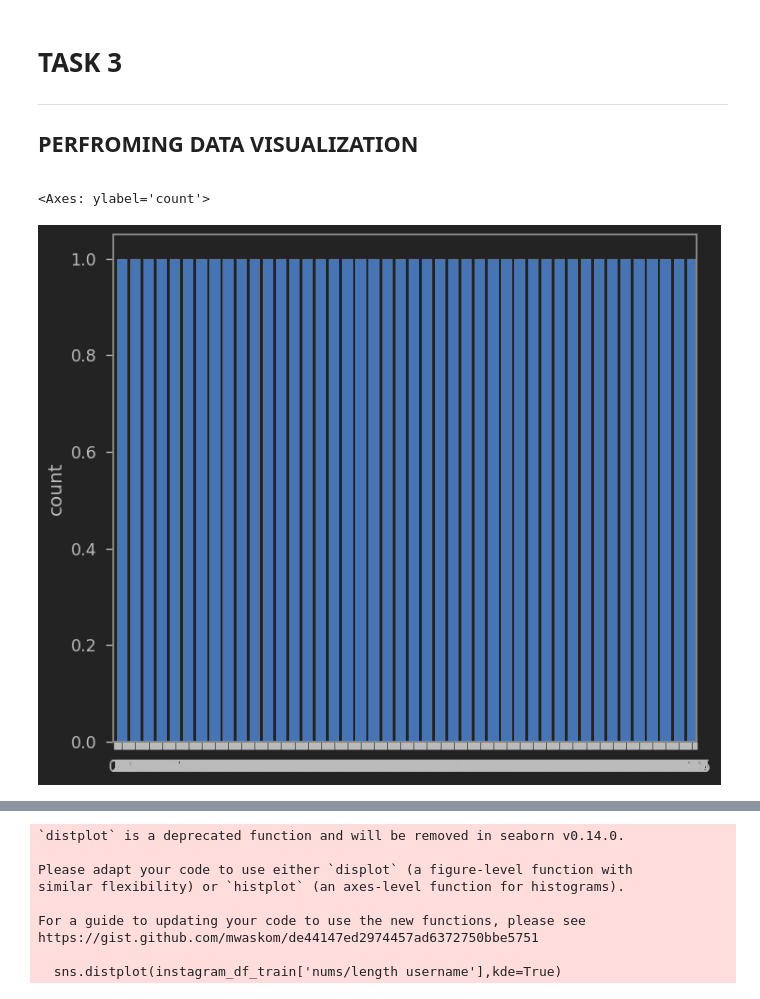
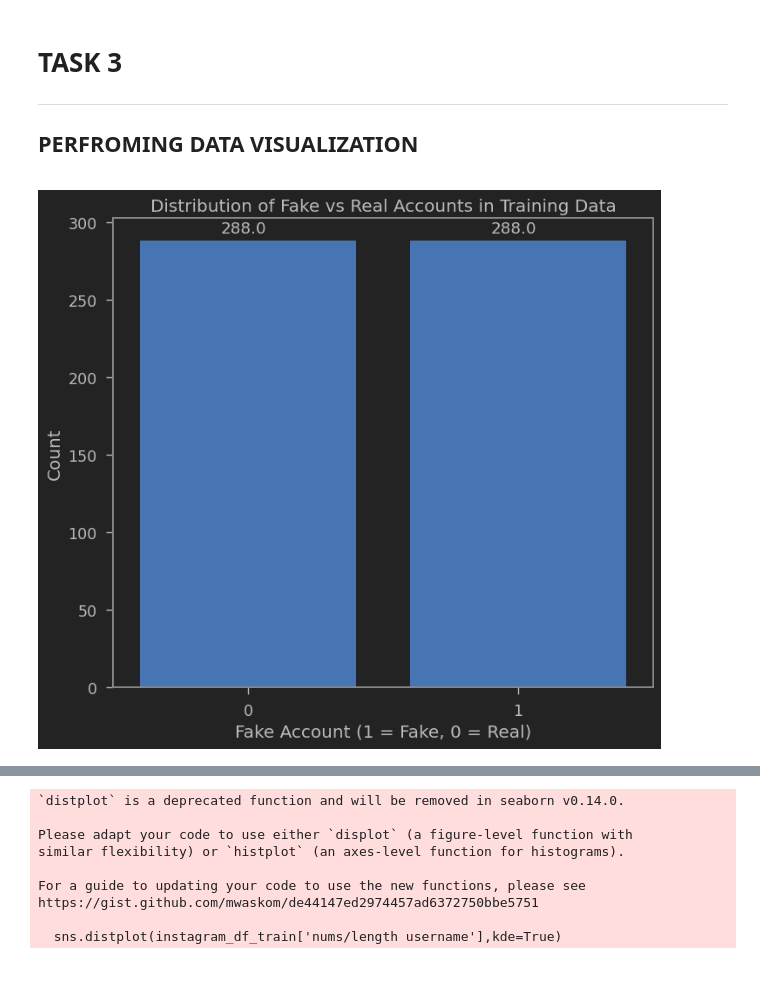
Before and after one commit to Pranjul-1/fake_account_detection, a Jupyter notebook: Fake_Account_Detection.ipynb, the cells around one changed output, grey strips where cells are left out. Drawn from its saved outputs; the diff is of its cells as text; code cells hidden in the pictures.

```diff
--- a/Fake_Account_Detection.ipynb
+++ b/Fake_Account_Detection.ipynb
@@ -274,11 +274,19 @@ dtype: int64
 
 
 **<h2>PERFROMING DATA VISUALIZATION**
-# %%
-#Vislualizing the number of fake and real accounts (using seaborn library)
-sns.countplot(instagram_df_train['fake'])
-# %% [output]
-<Axes: ylabel='count'>
-[figure, removed]
+# %%
+#Vislualizing the number of fake and real accounts (using seaborn library)
+ax = sns.countplot(x='fake', data=instagram_df_train)
+plt.title("Distribution of Fake vs Real Accounts in Training Data")
+plt.xlabel("Fake Account (1 = Fake, 0 = Real)")
+plt.ylabel("Count")
+
+# Add count labels on the bars
+for p in ax.patches:
+    ax.annotate(f'{p.get_height()}', (p.get_x() + 0.3, p.get_height() + 5))
+
+plt.show()
+# %% [output]
+[figure, added]
 # %%
 #Visualizing the private column
```
Also changed, not shown: parts of 8 cells of this notebook.
